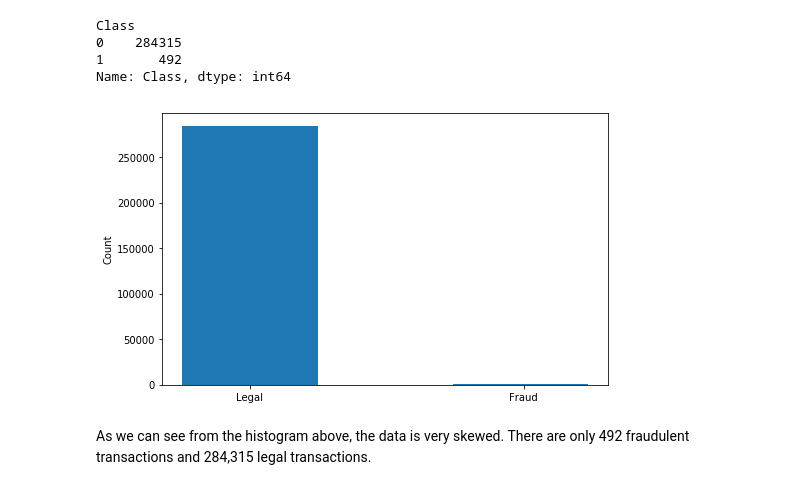
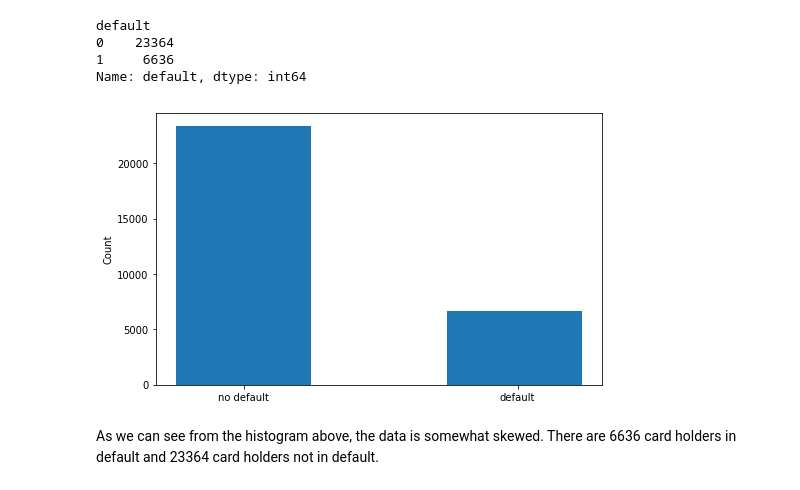
Before and after one commit to Jzbooth/Booth_Metis, a Jupyter notebook: Project_3/project_3.ipynb, the cells around one changed output. Saved outputs shown, nothing was run; the diff lists cells and outputs as text; code cells hidden in the pictures.

```diff
--- a/Project_3/project_3.ipynb
+++ b/Project_3/project_3.ipynb
@@ -13,5 +31,5 @@ import re
 # %%
-ccdf = pd.read_csv('creditcard.csv')
+ccdf = pd.read_csv('cc_data.csv')
 # %%
 ccdf.head()
 # %% [output]
@@ -24,0 +43,2 @@ ccdf.head()
+# %%
+ccdf = ccdf.rename(columns={'default payment next month': 'default'})
@@ -25,16 +55,16 @@ ccdf.head()
 # %%
-ccdf.groupby('Class')['Class'].count()
+ccdf.groupby('default')['default'].count()
 # %% [output]
-Class
-0    284315
-1       492
-Name: Class, dtype: int64
+default
+0    23364
+1     6636
+Name: default, dtype: int64
 # %%
 plt.figure(figsize = (8,5))
-plt.hist(ccdf['Class'], bins = 3 , align = 'left');
-plt.xticks([0,.675], ['Legal', 'Fraud']);
+plt.hist(ccdf['default'], bins = 3 , align = 'left');
+plt.xticks([0,.675], ['no default', 'default']);
 plt.ylabel('Count');
 # %% [output]
-[figure, old version]
+[figure, new version]
 # %% [markdown]
-As we can see from the histogram above, the data is very skewed. There are only 492 fraudulent transactions and 284,315 legal transactions.
+As we can see from the histogram above, the data is somewhat skewed. There are 6636 card holders in default and 23364 card holders not in default.
```
Also changed, not shown: parts of 38 cells of this notebook, 7 other files.
